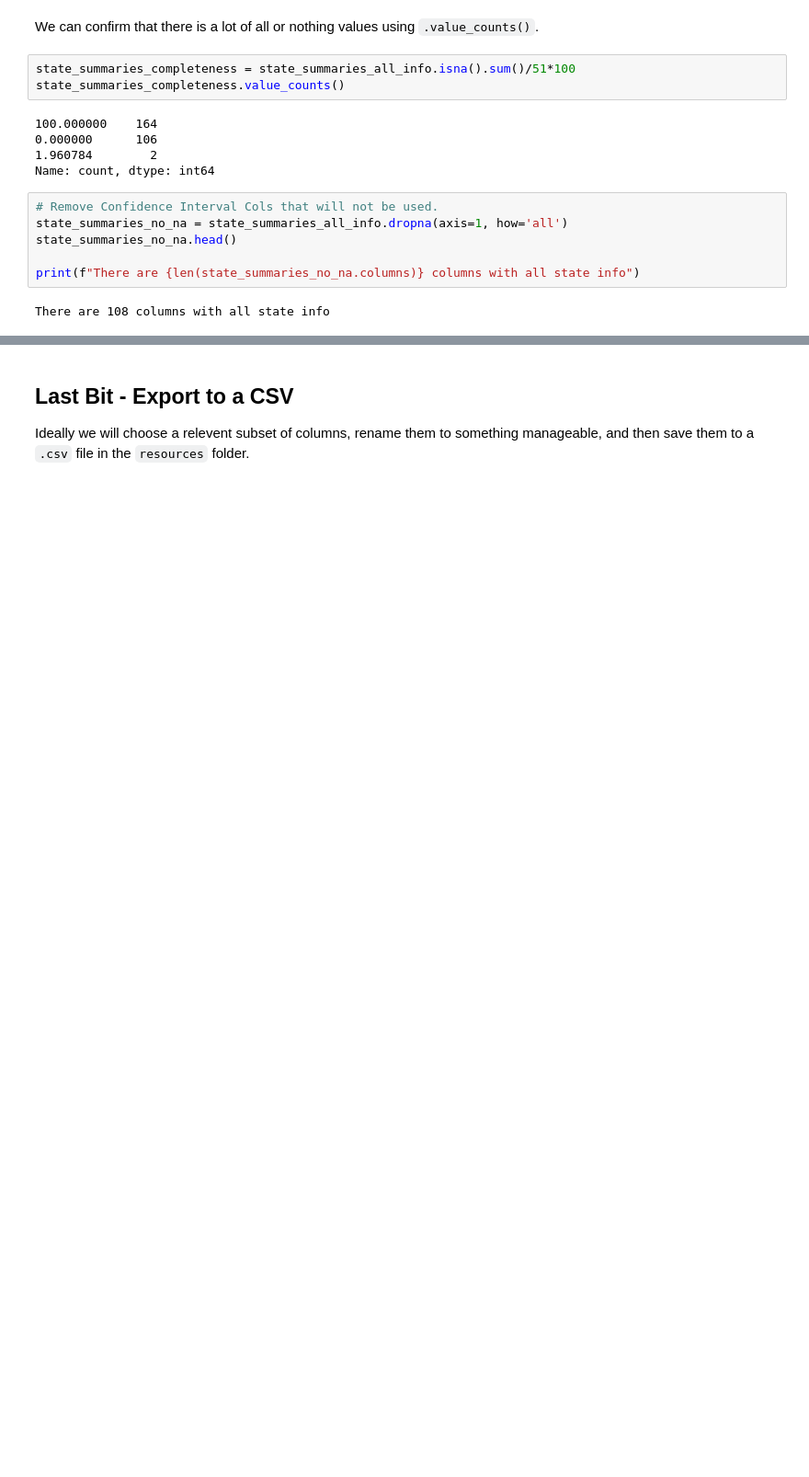
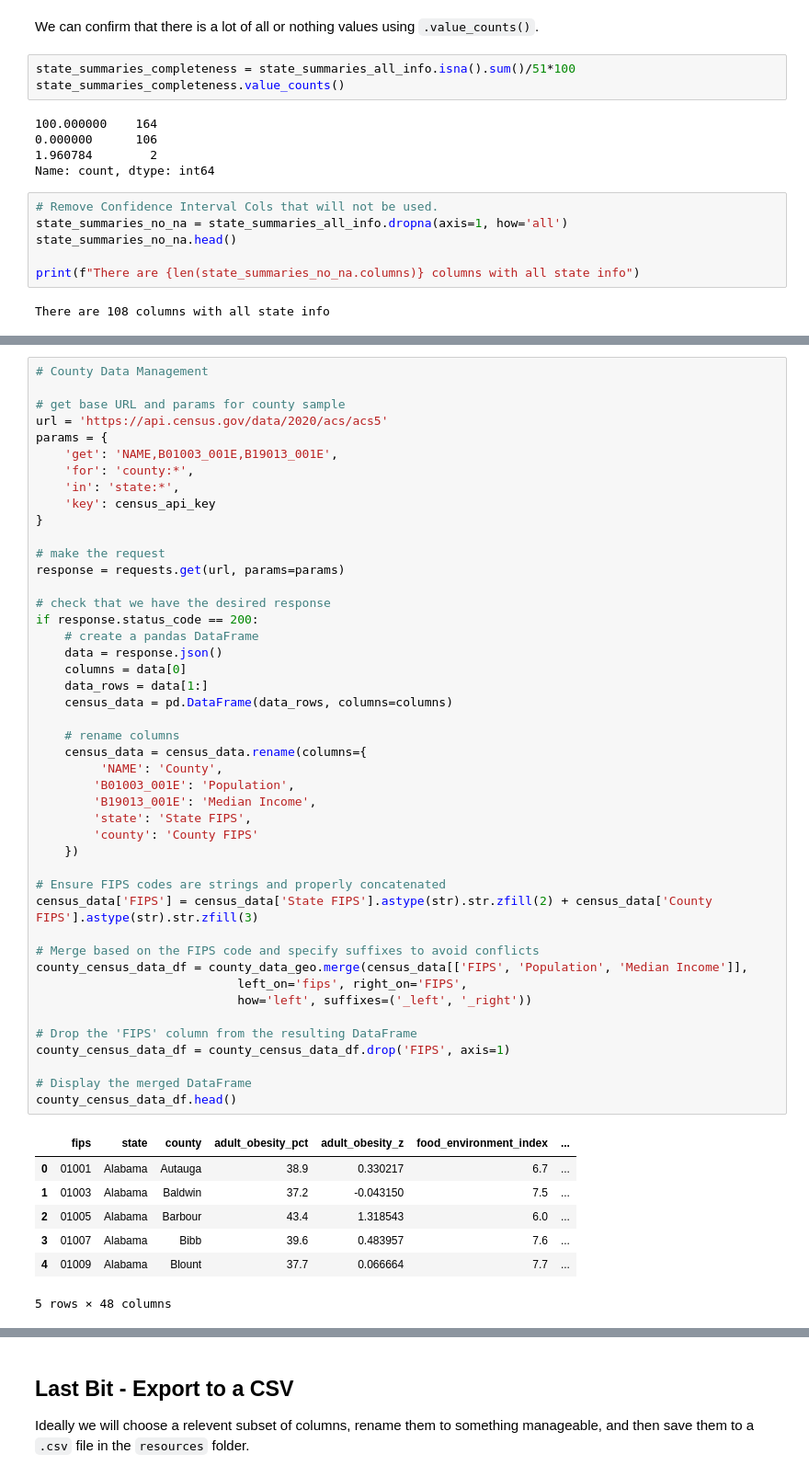
Before and after one commit to the-eva-a/group-1-project-1, a Jupyter notebook: Preliminary Data Cleaning.ipynb, the cells around one changed output, grey strips where cells are left out. Shown at 92% size. Saved outputs shown, nothing was run; the diff lists cells and outputs as text; blank space fills up the shorter version.

```diff
--- a/Preliminary Data Cleaning.ipynb
+++ b/Preliminary Data Cleaning.ipynb
@@ -383,0 +574,53 @@ There are 108 columns with all state info
+# %%
+# County Data Management
+
+# get base URL and params for county sample
+url = 'https://api.census.gov/data/2020/acs/acs5'
+params = {
+    'get': 'NAME,B01003_001E,B19013_001E',
+    'for': 'county:*',
+    'in': 'state:*',
+    'key': census_api_key
+}
+
+# make the request
+response = requests.get(url, params=params)
+
+# check that we have the desired response
+if response.status_code == 200:
+    # create a pandas DataFrame
+    data = response.json()
+    columns = data[0]
+    data_rows = data[1:]
+    census_data = pd.DataFrame(data_rows, columns=columns)
+
+    # rename columns
+    census_data = census_data.rename(columns={
+         'NAME': 'County',
+        'B01003_001E': 'Population',
+        'B19013_001E': 'Median Income',
+        'state': 'State FIPS',
+        'county': 'County FIPS'
+    })
+
+# Ensure FIPS codes are strings and properly concatenated
+census_data['FIPS'] = census_data['State FIPS'].astype(str).str.zfill(2) + census_data['County FIPS'].astype(str).str.zfill(3)
+
+# Merge based on the FIPS code and specify suffixes to avoid conflicts
+county_census_data_df = county_data_geo.merge(census_data[['FIPS', 'Population', 'Median Income']],
+                            left_on='fips', right_on='FIPS',
+                            how='left', suffixes=('_left', '_right'))
+
+# Drop the 'FIPS' column from the resulting DataFrame
+county_census_data_df = county_census_data_df.drop('FIPS', axis=1)
+
+# Display the merged DataFrame
+county_census_data_df.head()
+# %% [output]
+|  | fips | state | county | adult_obesity_pct | adult_obesity_z | food_environment_index | ... |
+| 0 | 01001 | Alabama | Autauga | 38.9 | 0.330217 | 6.7 | ... |
+| 1 | 01003 | Alabama | Baldwin | 37.2 | -0.043150 | 7.5 | ... |
+| 2 | 01005 | Alabama | Barbour | 43.4 | 1.318543 | 6.0 | ... |
+| 3 | 01007 | Alabama | Bibb | 39.6 | 0.483957 | 7.6 | ... |
+| 4 | 01009 | Alabama | Blount | 37.7 | 0.066664 | 7.7 | ... |
+5 rows × 48 columns
```
Also changed, not shown: parts of 18 cells of this notebook, 14 other files.
